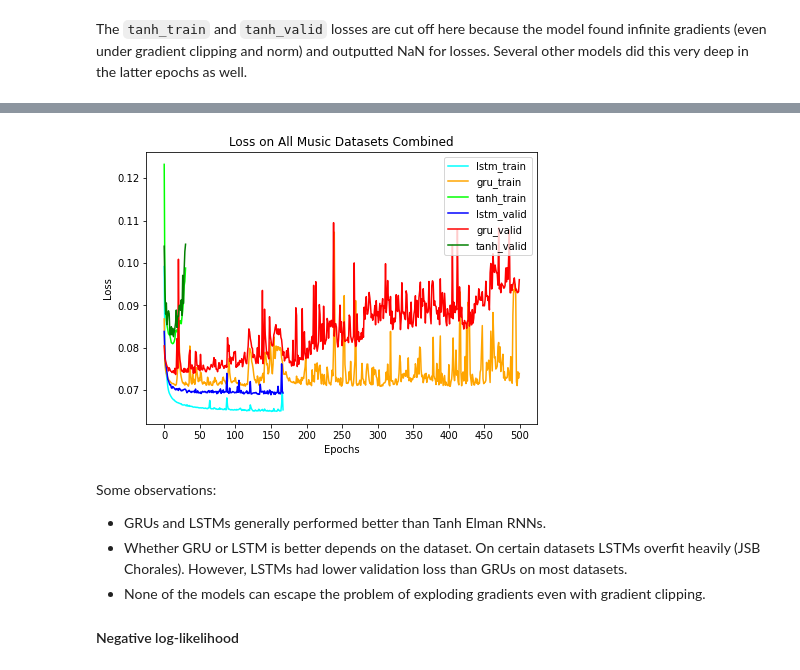
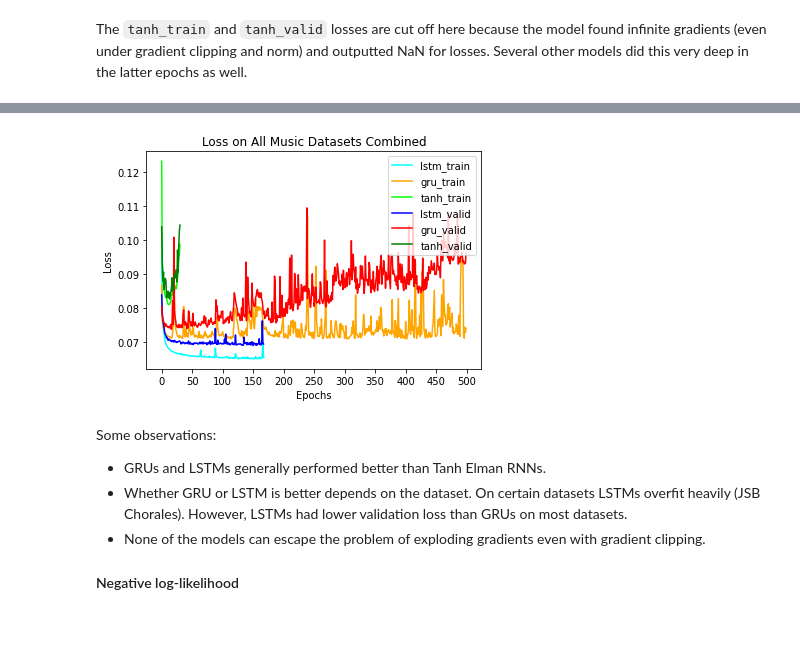
Before and after one commit to 395t/coding-assignment-week-6-seq-1, a Jupyter notebook: notebooks/chung/training_objective_plots.ipynb, the cells around one changed output, grey strips where cells are left out. Saved outputs shown, nothing was run; the diff lists cells and outputs as text; code cells hidden in the pictures; blank space fills up the shorter version.

```diff
--- a/notebooks/chung/training_objective_plots.ipynb
+++ b/notebooks/chung/training_objective_plots.ipynb
@@ -124,7 +124,7 @@ plot_loss("piano", states, (7, 5), save=True)
 # %%
-plot_loss("all", states, (7, 5), save=True)
+plot_loss("all", states, (6, 4), save=True)
 # %% [output]
-[figure, old version]
+[figure, new version]
 # %% [markdown]
 Some observations:
 * GRUs and LSTMs generally performed better than Tanh Elman RNNs.
```
Also changed, not shown: parts of 15 cells of this notebook, 6 other files.
